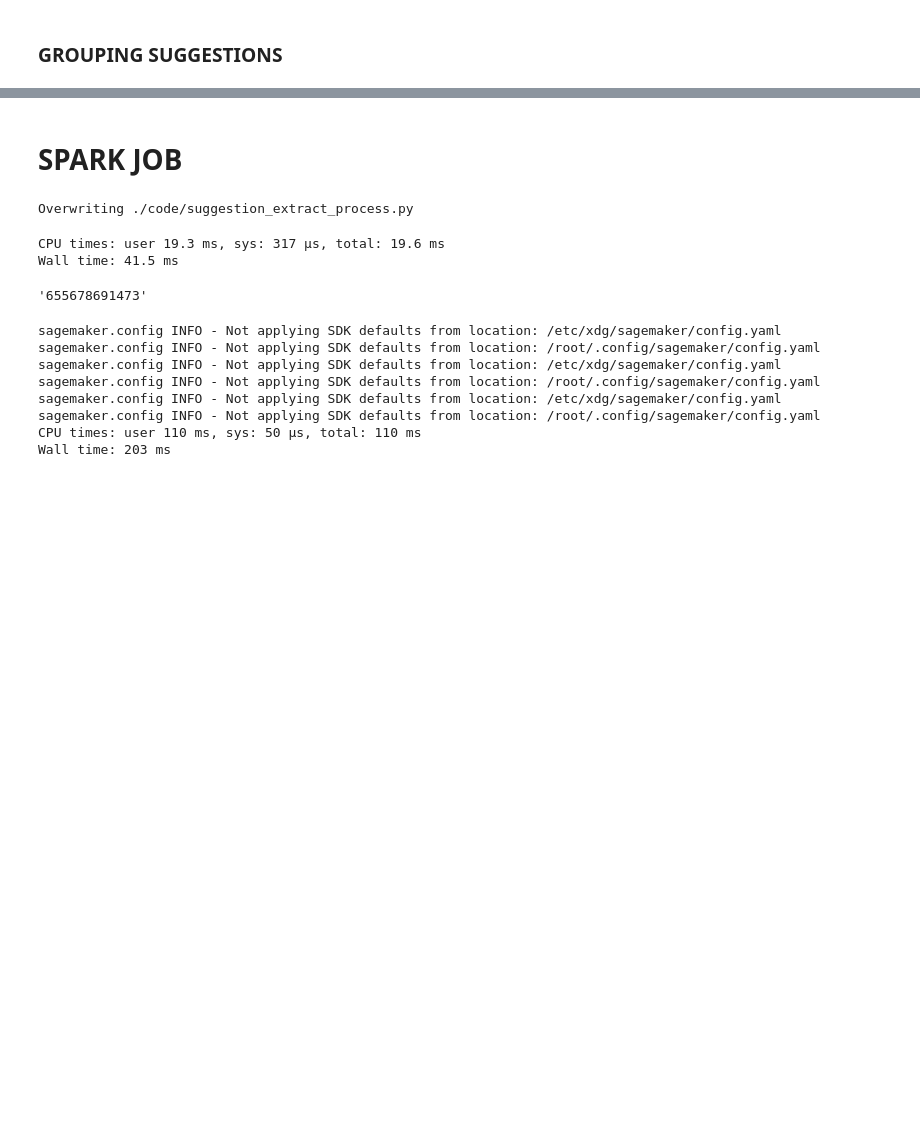
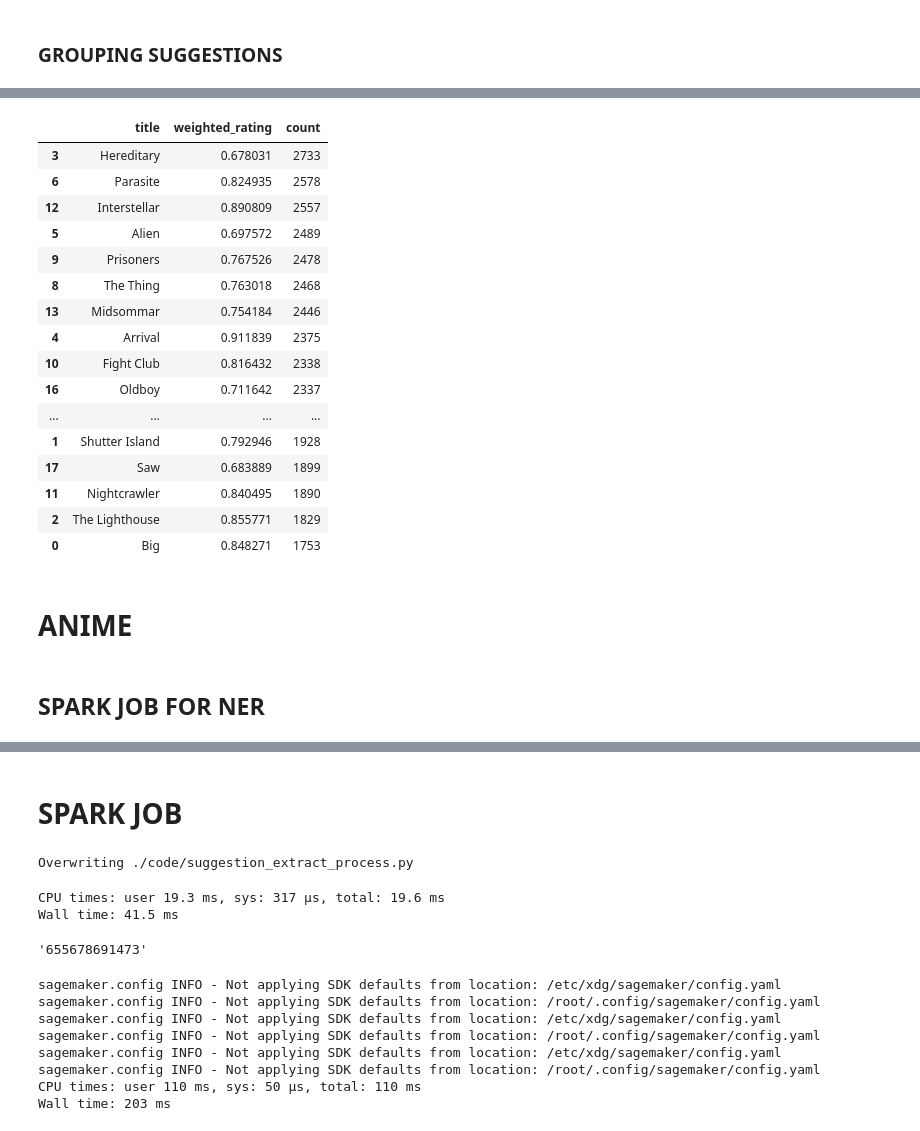
Before and after one commit to Sangeetha-238/BigData_Reddit_Analysis, a Jupyter notebook: code/nlp/project_nlp.ipynb, the cells around one changed output, grey strips where cells are left out. Saved outputs shown, nothing was run; the diff lists cells and outputs as text; code cells hidden in the pictures; blank space fills up the shorter version.

```diff
--- a/code/nlp/project_nlp.ipynb
+++ b/code/nlp/project_nlp.ipynb
@@ -451,0 +880,2 @@ df_top_1000_movies.show()
+# %%
+df_top_20_movies_pd.columns = ["title", "count"]
@@ -451,0 +924,22 @@ df_top_1000_movies.show()
+# %%
+df_sentiment_of_suggestions = pd.merge(filtered_sentiment_df_pd, df_top_20_movies_pd, on="title")[["title", "weighted_rating", "count"]].sort_values(by="count", ascending=False)
+# %%
+df_sentiment_of_suggestions
+# %% [output]
+|  | title | weighted_rating | count |
+| 3 | Hereditary | 0.678031 | 2733 |
+| 6 | Parasite | 0.824935 | 2578 |
+| 12 | Interstellar | 0.890809 | 2557 |
+| 5 | Alien | 0.697572 | 2489 |
+| 9 | Prisoners | 0.767526 | 2478 |
+| 8 | The Thing | 0.763018 | 2468 |
+| 13 | Midsommar | 0.754184 | 2446 |
+| 4 | Arrival | 0.911839 | 2375 |
+| 10 | Fight Club | 0.816432 | 2338 |
+| 16 | Oldboy | 0.711642 | 2337 |
+| ... | ... | ... | ... |
+| 1 | Shutter Island | 0.792946 | 1928 |
+| 17 | Saw | 0.683889 | 1899 |
+| 11 | Nightcrawler | 0.840495 | 1890 |
+| 2 | The Lighthouse | 0.855771 | 1829 |
+| 0 | Big | 0.848271 | 1753 |
@@ -452,2 +959,6 @@ df_top_1000_movies.show()
 # %%
 df_top_500_movies.write.parquet(f"s3a://{bucket}/projects/comments/extracted_movies")
+# %% [markdown]
+# ANIME
+# %% [markdown]
+## SPARK JOB FOR NER
```
Also changed, not shown: parts of 175 cells of this notebook, 1 other file.
